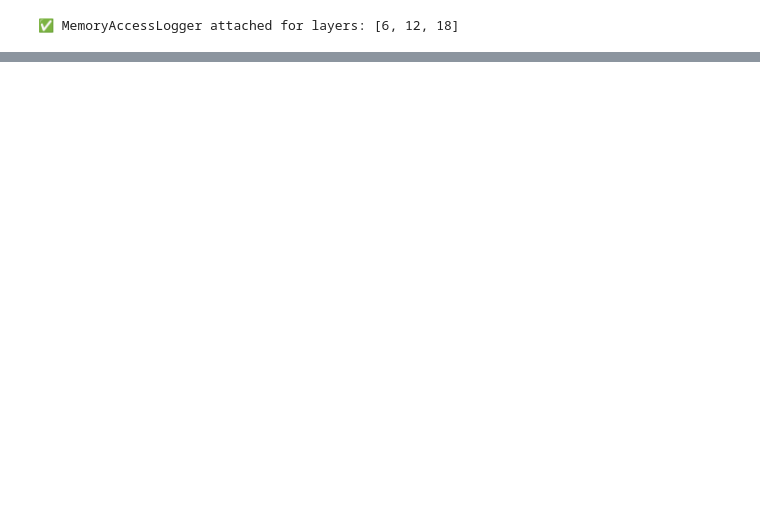
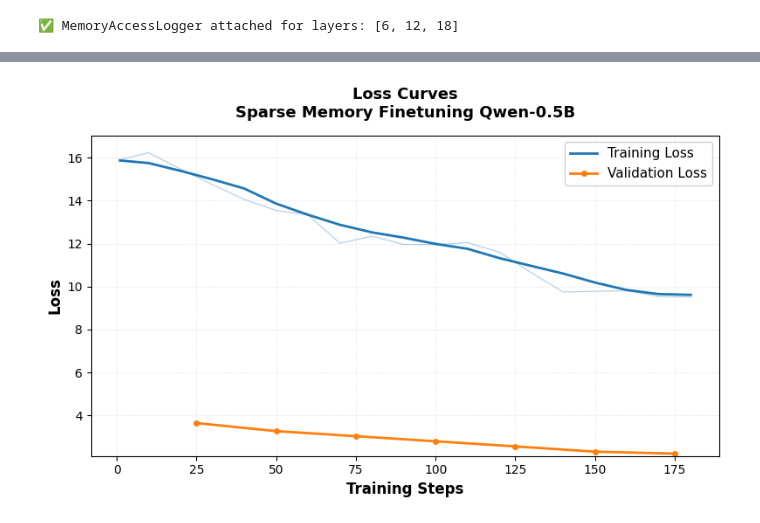
Before and after one commit to Satgoy152/finetuningmemorylayers, a Jupyter notebook: test_train_smf.ipynb, the cells around one changed output, grey strips where cells are left out. Cells and saved outputs as stored; diff of their text form; code cells hidden in the pictures; blank space fills up the shorter version.

```diff
--- a/test_train_smf.ipynb
+++ b/test_train_smf.ipynb
@@ -399,0 +457,61 @@ OutOfMemoryError: CUDA out of memory. Tried to allocate 536.00 MiB. GPU 0 has a
+# %%
+import matplotlib.pyplot as plt
+import numpy as np
+from scipy.ndimage import uniform_filter1d
+
+# Extract training and evaluation losses
+log_history = trainer.state.log_history
+train_losses = [(log['step'], log['loss']) for log in log_history if 'loss' in log]
+eval_losses = [(log['step'], log['eval_loss']) for log in log_history if 'eval_loss' in log]
+
+# Unpack into separate lists
+train_steps, train_loss_values = zip(*train_losses) if train_losses else ([], [])
+eval_steps, eval_loss_values = zip(*eval_losses) if eval_losses else ([], [])
+
+# Create figure with appropriate size for papers (IEEE standard: 3.5" or 7" width)
+fig, ax = plt.subplots(figsize=(8, 5), dpi=100)
+
+# Plot training loss (with optional smoothing for cleaner visualization)
+if train_steps:
+    ax.plot(train_steps, train_loss_values, alpha=0.3, color='#1f77b4', linewidth=1)
+
+    # Add smoothed line if enough data points
+    if len(train_loss_values) > 10:
+        window_size = min(11, len(train_loss_values) // 3)
+        smoothed_loss = uniform_filter1d(train_loss_values, size=window_size)
+        ax.plot(train_steps, smoothed_loss, label='Training Loss',
+                color='#1f77b4', linewidth=2)
+    else:
+        ax.plot(train_steps, train_loss_values, label='Training Loss',
+                color='#1f77b4', linewidth=2)
+
+# Plot evaluation loss
+if eval_steps:
+    ax.plot(eval_steps, eval_loss_values, label='Validation Loss',
+            color='#ff7f0e', linewidth=2, marker='o', markersize=4)
+
+# Formatting
+ax.set_xlabel('Training Steps', fontsize=12, fontweight='bold')
+ax.set_ylabel('Loss', fontsize=12, fontweight='bold')
+ax.set_title('Loss Curves\nSparse Memory Finetuning Qwen-0.5B',
+             fontsize=13, fontweight='bold', pad=15)
+ax.legend(loc='best', fontsize=11, framealpha=0.9)
+ax.grid(True, alpha=0.3, linestyle='--', linewidth=0.5)
+ax.tick_params(axis='both', which='major', labelsize=10)
+
+# Set y-axis to start from a reasonable minimum
+if train_loss_values or eval_loss_values:
+    all_losses = list(train_loss_values) + list(eval_loss_values)
+    y_min = min(all_losses) * 0.95
+    y_max = max(all_losses) * 1.05
+    ax.set_ylim(y_min, y_max)
+
+# Tight layout to prevent label cutoff
+plt.tight_layout()
+plt.show()
+
+# Optionally save as high-quality figure for paper
+# fig.savefig('loss_curve.pdf', dpi=300, bbox_inches='tight')
+# fig.savefig('loss_curve.png', dpi=300, bbox_inches='tight')
+# %% [output]
+[figure, added]
```
Also changed, not shown: parts of 14 cells of this notebook, 7 other files.
